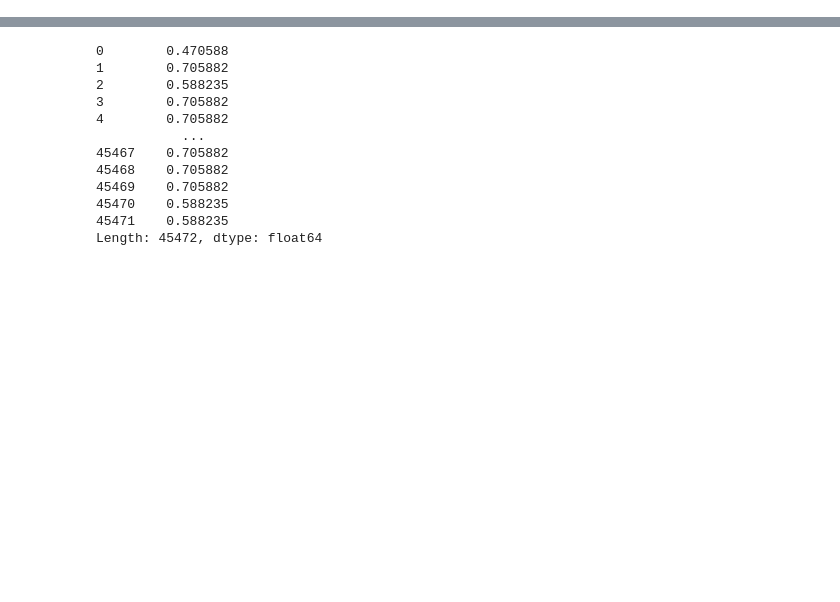
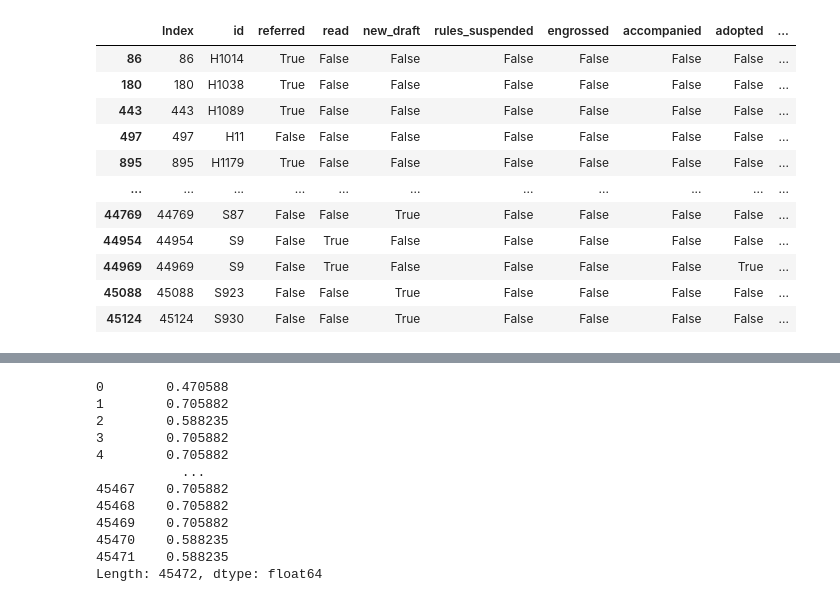
Before and after one commit to sashamaryl/advocacy-maps, a Jupyter notebook: analysis/notebooks/action-column-df.ipynb, the cells around one changed output, grey strips where cells are left out. Saved outputs shown, nothing was run; the diff lists cells and outputs as text; code cells hidden in the pictures; blank space fills up the shorter version.

Commit message:
adds prelim full coverage regexing

```diff
--- a/analysis/notebooks/action-column-df.ipynb
+++ b/analysis/notebooks/action-column-df.ipynb
@@ -82,0 +9,94 @@ dfg = df
+# %%
+
+def regexer(string_to_regex):
+  return re.compile(string_to_regex, re.IGNORECASE)
+
+
+referred = regexer("refer[re]{2}d")
+read = regexer("read[.,;'\s]?(second|third)*")
+new_draft = regexer("new draft")
+rules_suspended = regexer("rules?.*sus?pe[nd]{2}ed")
+engrossed = regexer("engrossed")
+accompanied = regexer("accompanied")
+adopted = regexer("adopted")
+enacted = regexer("enacted")
+
+
+statuses = {
+  "referred": referred,
+  "read": read,
+  "new_draft": new_draft,
+  "rules_suspended": rules_suspended,
+  "engrossed": engrossed,
+  "accompanied": accompanied,
+  "adopted": adopted,
+  "enacted": enacted,
+  "also_based": regexer("also based on"),
+  "accompanying": regexer("accompanying"),
+  "Amended": regexer("Amended"),
+  "Amendment": regexer("Amendment"),
+  "Reported": regexer("Reported"),
+  "Bills_in_3rd_report": regexer("Bills in (?:the )?third reading"),
+  "chapter": regexer("chapter"),
+  "committee_onof_conf": regexer("committee o[nf] conference"),
+  "committee_recommended": regexer("committee recommended"),
+  "discharged": regexer("discharged"),
+  "consolidated": regexer("consolidated"),
+  "for message": regexer("for message"),
+  "for senate actions": regexer("for senate actions"),
+  "postponed": regexer("postponed"),
+  "hearing_any": regexer("hearing"),
+  "non-concurred": regexer("non-concurred"),
+  "concurred": regexer("(?!non-)concurred"),
+  "veto": regexer("veto"),
+  "receded": regexer("receded"),
+  "session_recessed": regexer("session held and recessed"),
+  "laid aside": regexer("laid aside"),
+  "laid before gov": regexer("laid before the governor"),
+  "motion": regexer("motion"),
+  "accepted": regexer("accepted"),
+  "rejected": regexer("rejected"),
+  "ordered to": regexer("ordered to"),
+  "ought": regexer("ought"),
+  "placed": regexer("placed"),
+  "point of order": regexer("point of order"),
+  "new text": regexer("new text"),
+  "order considered": regexer("order considered"),
+  "called for consideration": regexer("called for consideration"),
+  "roll call": regexer("roll call"),
+  "recommitted": regexer("recommitted"),
+  "negatived": regexer("negatived"),
+  "date extended": regexer("date extended"),
+  "returned": regexer("returned"),
+  "see": regexer("see"),
+  "substituted": regexer("substituted"),
+  "taken": regexer("taken"),
+  "Secretary of State": regexer("Secretary of State"),
+  "plan approved": regexer("plan approved"),
+  "recommended": regexer("(?<!Committee) recommended (?!committee)"),
+  "committee recommended": regexer("Committee recommended")
+}
+
+df = pd.DataFrame(actions)
+
+for k, v in statuses.items():
+  df[k] = df['action'].str.contains(v)
+
+df_dropped = df.drop(['action', 'branch', 'date'], axis=1).copy()
+
+df_dropped['count trues'] = df_dropped[list(statuses.keys())].sum(axis=1)
+
+df_dropped[df_dropped["count trues"] > 3]
+# %% [output]
+|  | Index | id | referred | read | new_draft | rules_suspended | engrossed | accompanied | adopted | ... |
+| 86 | 86 | H1014 | True | False | False | False | False | False | False | ... |
+| 180 | 180 | H1038 | True | False | False | False | False | False | False | ... |
+| 443 | 443 | H1089 | True | False | False | False | False | False | False | ... |
+| 497 | 497 | H11 | False | False | False | False | False | False | False | ... |
+| 895 | 895 | H1179 | True | False | False | False | False | False | False | ... |
+| ... | ... | ... | ... | ... | ... | ... | ... | ... | ... | ... |
+| 44769 | 44769 | S87 | False | False | True | False | False | False | False | ... |
+| 44954 | 44954 | S9 | False | True | False | False | False | False | False | ... |
+| 44969 | 44969 | S9 | False | True | False | False | False | False | True | ... |
+| 45088 | 45088 | S923 | False | False | True | False | False | False | False | ... |
+| 45124 | 45124 | S930 | False | False | True | False | False | False | False | ... |
```
Also changed, not shown: parts of 4 cells of this notebook, 3 other files.
